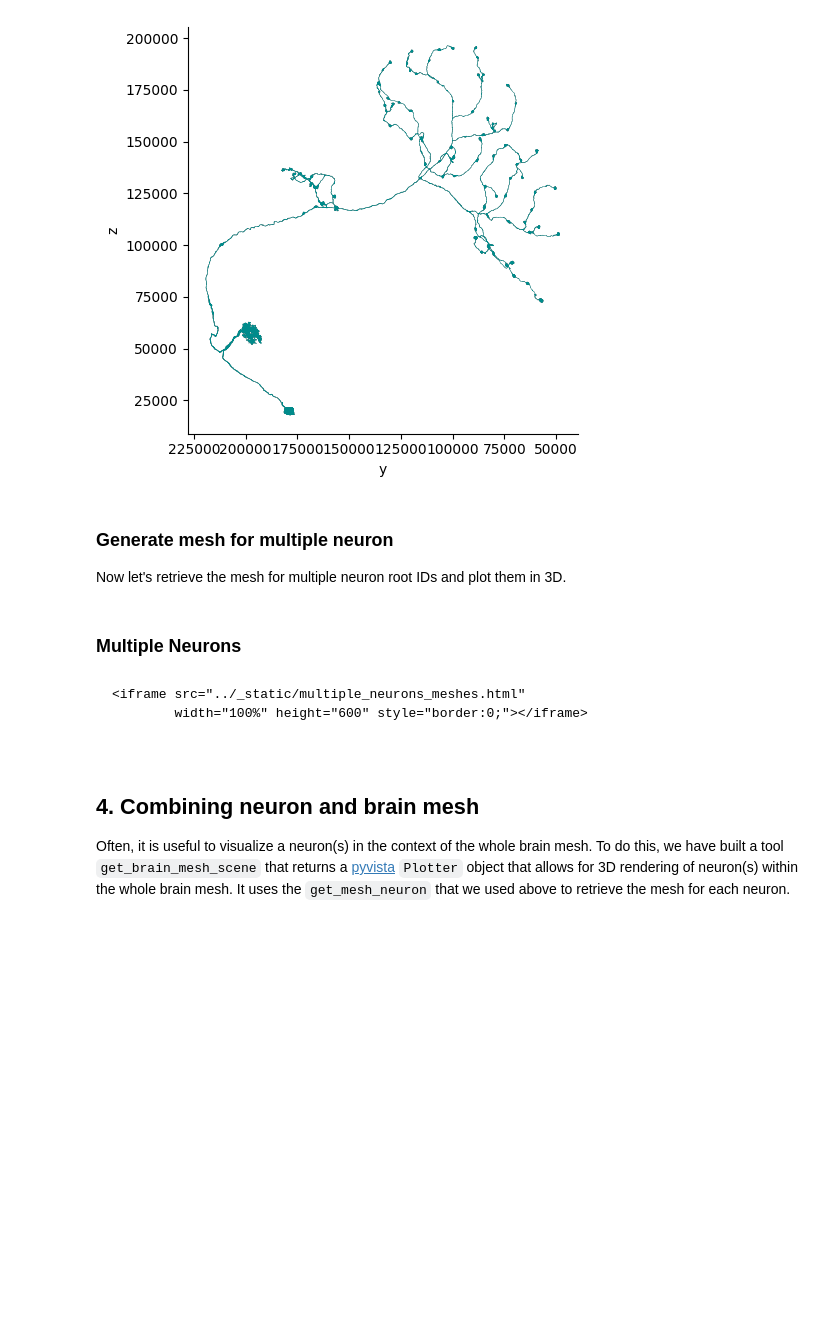
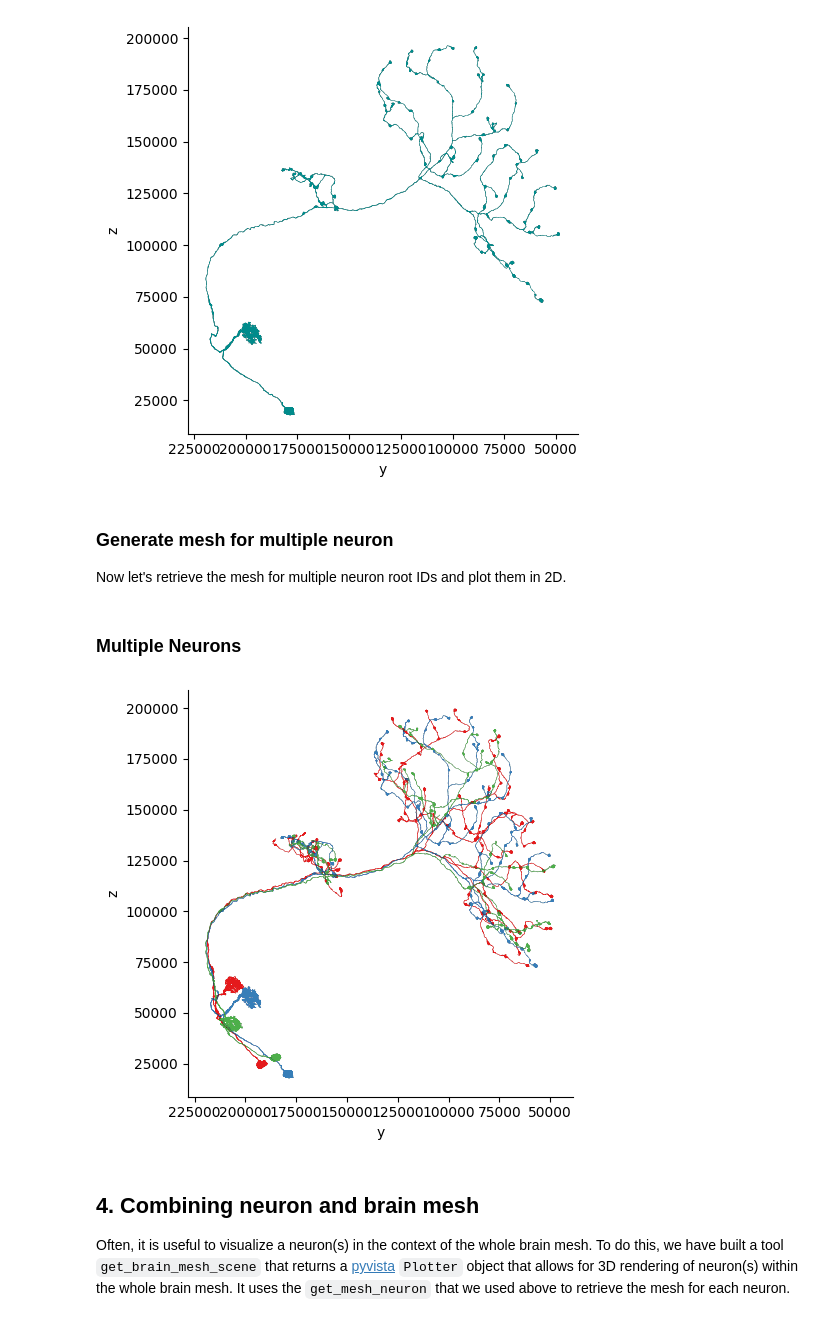
Before and after one commit to Social-Evolution-and-Behavior/crantpy, a Jupyter notebook: docs/deep_dive/visualization.ipynb, the cells around one changed output. Drawn from its saved outputs; the diff is of its cells as text; code cells hidden in the pictures; blank space fills up the shorter version.

Commit message:
3d to 2d for mult. meshes

````diff
--- a/docs/deep_dive/visualization.ipynb
+++ b/docs/deep_dive/visualization.ipynb
@@ -112,19 +112,21 @@ plt.show()
 # %% [markdown]
 ### Generate mesh for multiple neuron
 
-Now let's retrieve the mesh for multiple neuron root IDs and plot them in 3D.
+Now let's retrieve the mesh for multiple neuron root IDs and plot them in 2D.
 # %% [markdown]
 ### Multiple Neurons
 # %%
 neuron_ids = [576460752641833774, 576460752664524086, 576460752662516321]
 meshes = cp.get_mesh_neuron(neuron_ids)
 # %%
-fig = meshes.plot3d(backend='plotly', inline=False, palette='Set1')
-fig.write_html('../_static/multiple_neurons_meshes.html', include_plotlyjs="inline", full_html=True)
+fig, ax = navis.plot2d(meshes, view=("-y", "z"), palette='Set1')
+plt.grid(False)
+ax.spines['top'].set_visible(False)
+ax.spines['right'].set_visible(False)
+plt.tight_layout()
+plt.show()
+# %% [output]
+[figure, added]
-# %% [markdown]
-```{raw} html
-<iframe src="../_static/multiple_neurons_meshes.html"
-        width="100%" height="600" style="border:0;"></iframe>
 # %% [markdown]
 ## 4. Combining neuron and brain mesh
 
````
Also changed, not shown: 2 other files.
